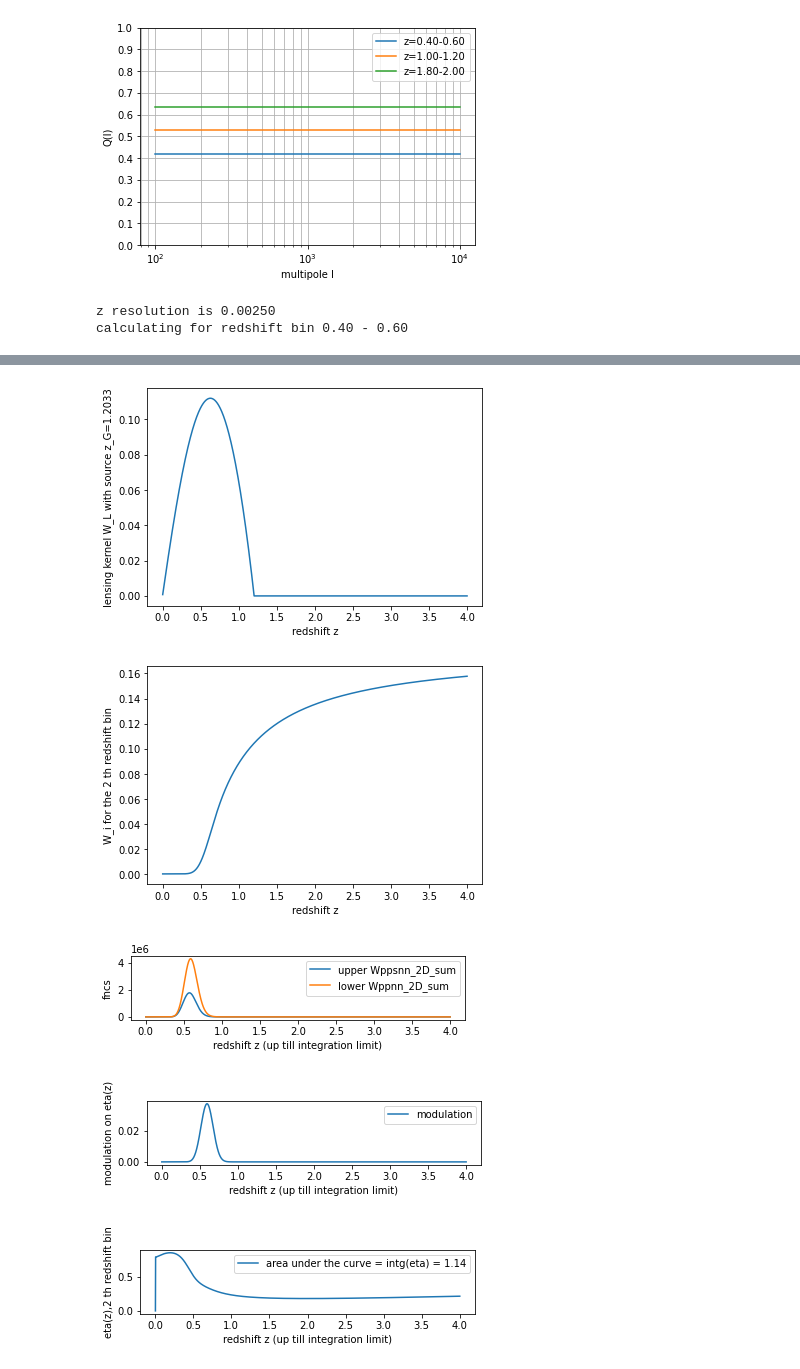
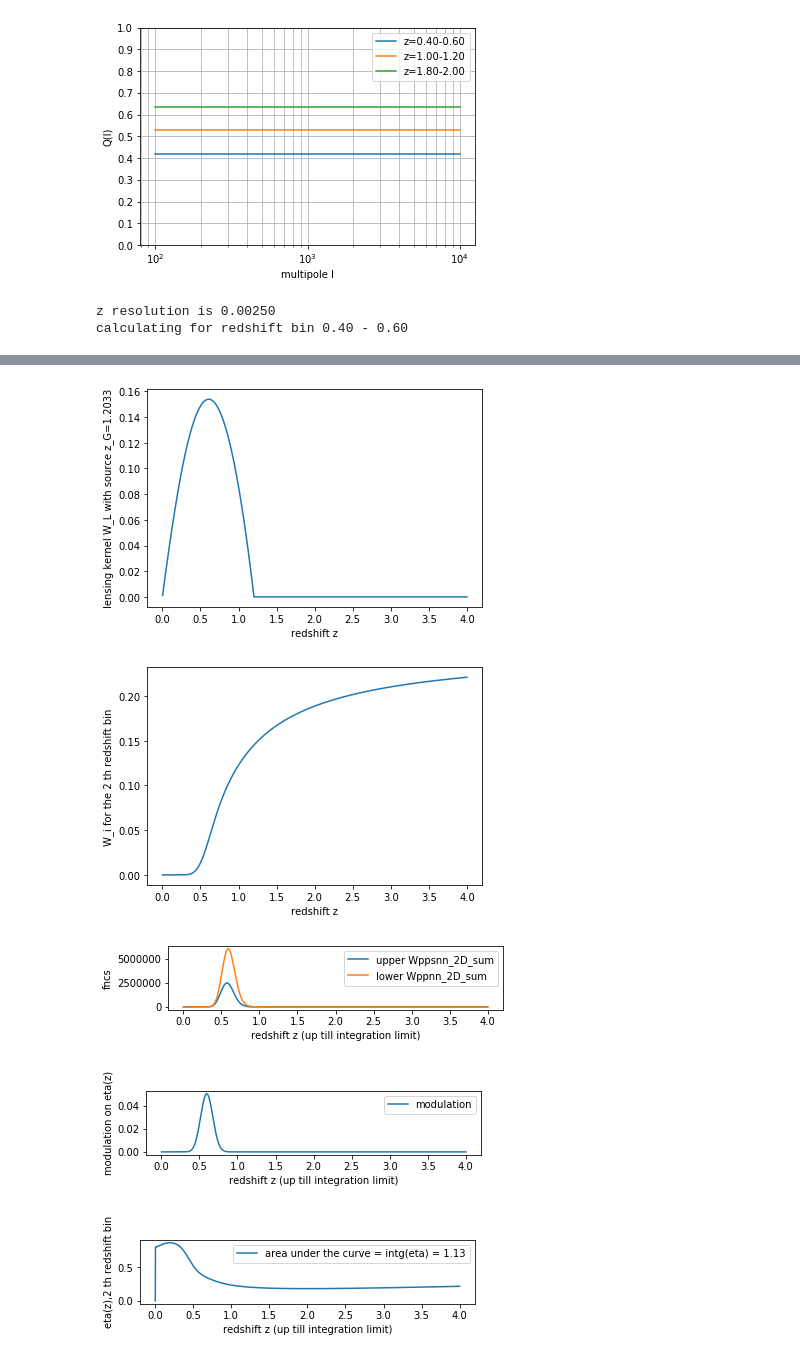
Before and after one commit to AZhou00/IA-Self-Calib, a Jupyter notebook: Q_function/Self_Calib_Q_v10.ipynb, the cells around one changed output, grey strips where cells are left out. Cells and saved outputs as stored; diff of their text form; code cells hidden in the pictures.

```diff
--- a/Q_function/Self_Calib_Q_v10.ipynb
+++ b/Q_function/Self_Calib_Q_v10.ipynb
@@ -274,8 +274,8 @@ import matplotlib.pyplot as plt
 import scipy.integrate as intg
 
 #constants
-Omega0 = 0.2 #present day matter density in unit of critical density
-OmegaLambda = 0.8
+Omega0 = 0.3 #present day matter density in unit of critical density
+OmegaLambda = 0.7
 Omegak = 1-Omega0-OmegaLambda
 
 deltaz = 0.2 #redshift bin width
@@ -501,6 +501,6 @@ calculating for redshift bin 0.40 - 0.60
-[figure, old version]
+[figure, new version]
-[figure, old version]
+[figure, new version]
-[figure, old version]
+[figure, new version]
-[figure, old version]
+[figure, new version]
-[figure, old version]
+[figure, new version]
 [figure]
```
Also changed, not shown: parts of 1 cell of this notebook, 10 other files.
